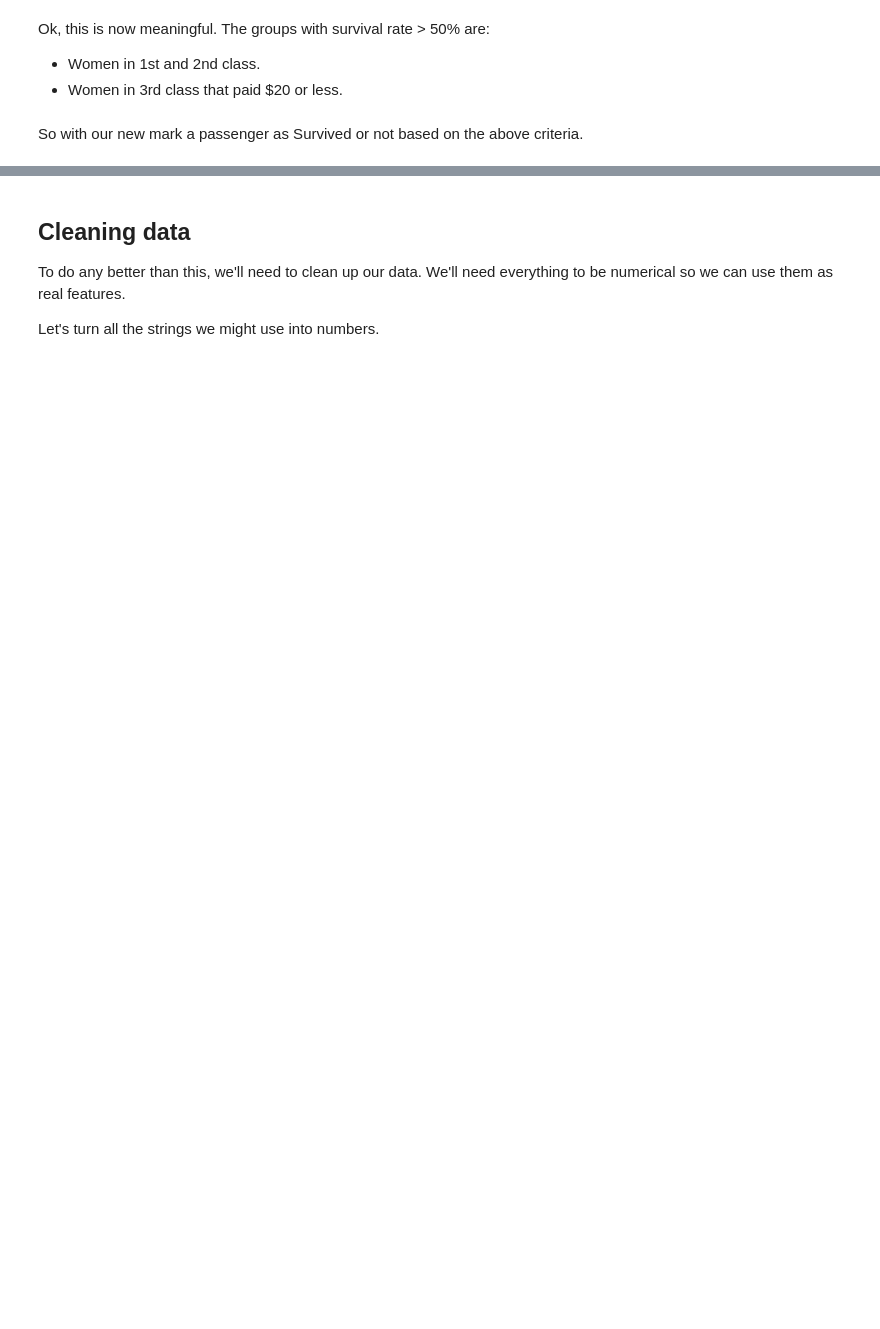
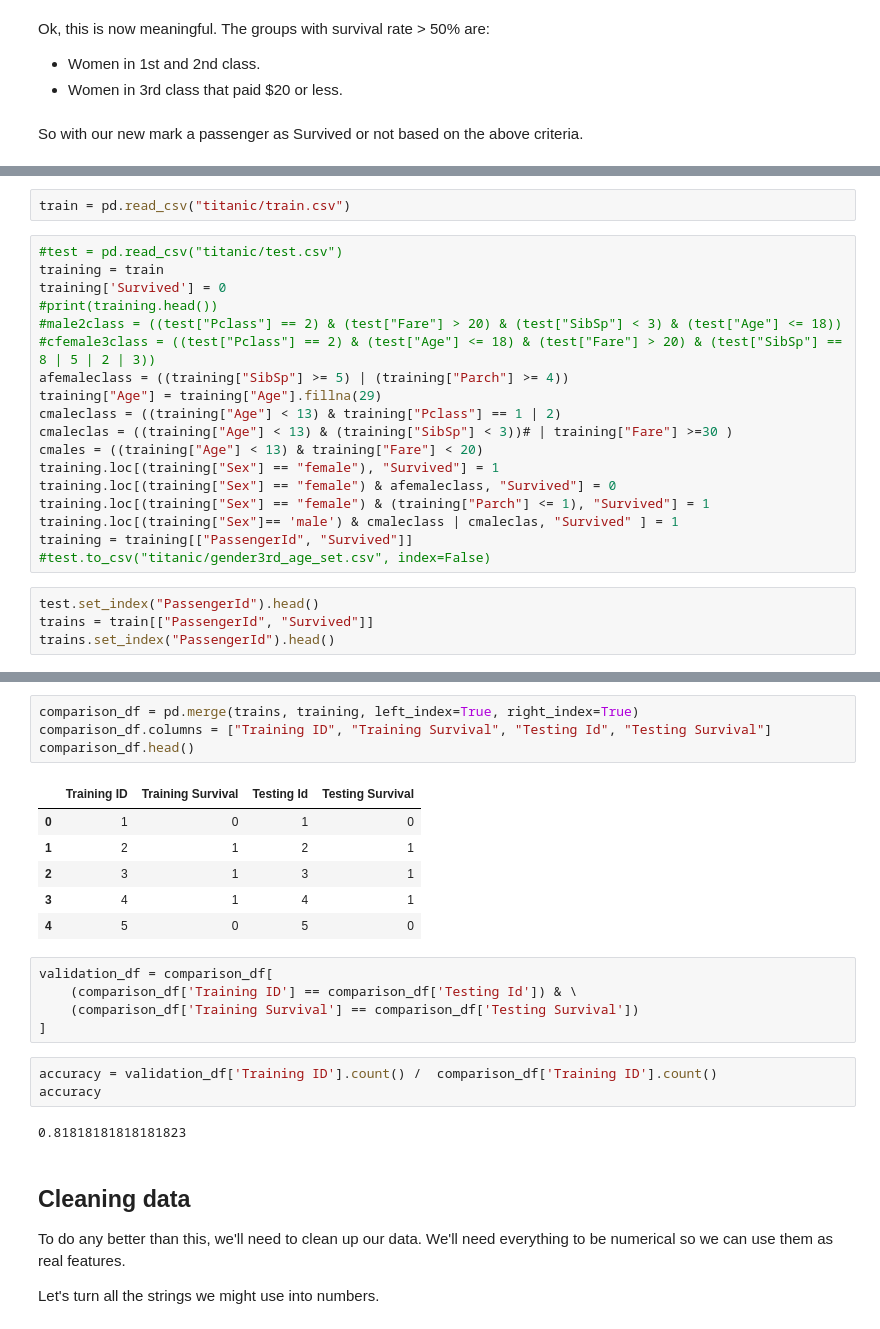
Before and after one commit to tiy-gvl-python/titanic, a Jupyter notebook: titanic_prediction.ipynb, the cells around one changed output, grey strips where cells are left out. Drawn from its saved outputs; the diff is of its cells as text; blank space fills up the shorter version.

```diff
--- a/titanic_prediction.ipynb
+++ b/titanic_prediction.ipynb
@@ -272,0 +317,24 @@ test.to_csv("titanic/gender_age_set.csv", index=False)
+# %%
+train = pd.read_csv("titanic/train.csv")
+# %%
+#test = pd.read_csv("titanic/test.csv")
+training = train
+training['Survived'] = 0
+#print(training.head())
+#male2class = ((test["Pclass"] == 2) & (test["Fare"] > 20) & (test["SibSp"] < 3) & (test["Age"] <= 18))
+#cfemale3class = ((test["Pclass"] == 2) & (test["Age"] <= 18) & (test["Fare"] > 20) & (test["SibSp"] == 8 | 5 | 2 | 3))
+afemaleclass = ((training["SibSp"] >= 5) | (training["Parch"] >= 4))
+training["Age"] = training["Age"].fillna(29)
+cmaleclass = ((training["Age"] < 13) & training["Pclass"] == 1 | 2)
+cmaleclas = ((training["Age"] < 13) & (training["SibSp"] < 3))# | training["Fare"] >=30 )
+cmales = ((training["Age"] < 13) & training["Fare"] < 20)
+training.loc[(training["Sex"] == "female"), "Survived"] = 1
+training.loc[(training["Sex"] == "female") & afemaleclass, "Survived"] = 0
+training.loc[(training["Sex"] == "female") & (training["Parch"] <= 1), "Survived"] = 1
+training.loc[(training["Sex"]== 'male') & cmaleclass | cmaleclas, "Survived" ] = 1
+training = training[["PassengerId", "Survived"]]
+#test.to_csv("titanic/gender3rd_age_set.csv", index=False)
+# %%
+test.set_index("PassengerId").head()
+trains = train[["PassengerId", "Survived"]]
+trains.set_index("PassengerId").head()
@@ -273,3 +349,24 @@ test.to_csv("titanic/gender_age_set.csv", index=False)
+# %%
+comparison_df = pd.merge(trains, training, left_index=True, right_index=True)
+comparison_df.columns = ["Training ID", "Training Survival", "Testing Id", "Testing Survival"]
+comparison_df.head()
+# %% [output]
+|  | Training ID | Training Survival | Testing Id | Testing Survival |
+| 0 | 1 | 0 | 1 | 0 |
+| 1 | 2 | 1 | 2 | 1 |
+| 2 | 3 | 1 | 3 | 1 |
+| 3 | 4 | 1 | 4 | 1 |
+| 4 | 5 | 0 | 5 | 0 |
+# %%
+validation_df = comparison_df[
+    (comparison_df['Training ID'] == comparison_df['Testing Id']) & \
+    (comparison_df['Training Survival'] == comparison_df['Testing Survival'])
+]
+# %%
+accuracy = validation_df['Training ID'].count() /  comparison_df['Training ID'].count()
+accuracy
+# %% [output]
+0.81818181818181823
 # %% [markdown]
 ## Cleaning data
 
```
Also changed, not shown: parts of 9 cells of this notebook, 1 other file.
